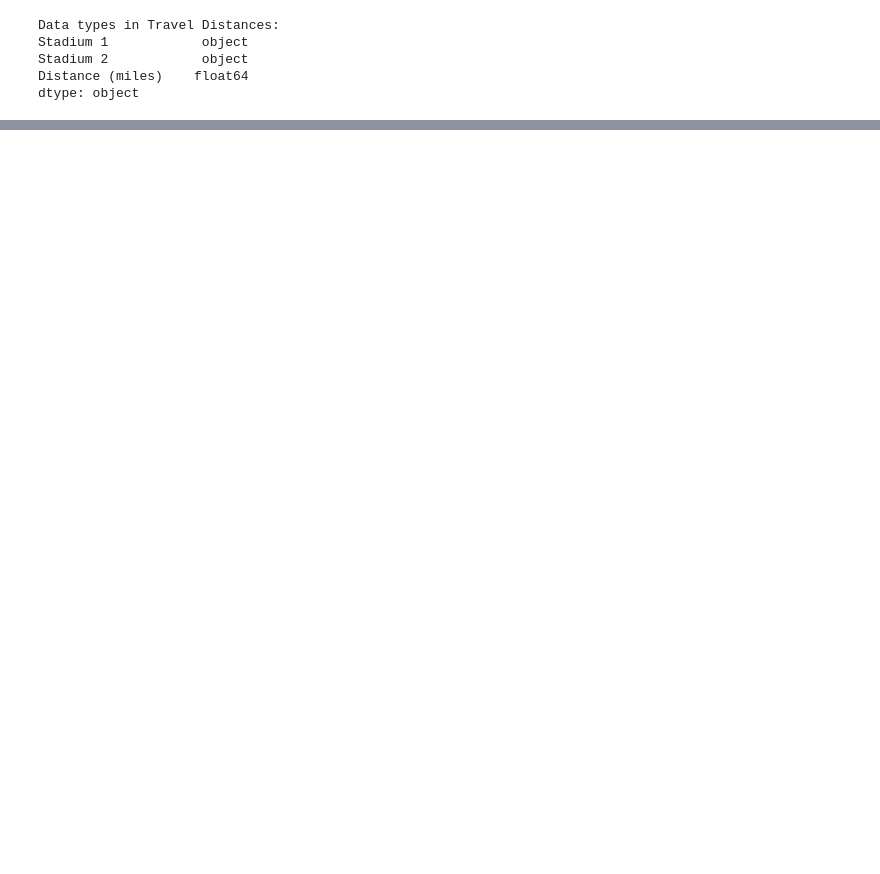
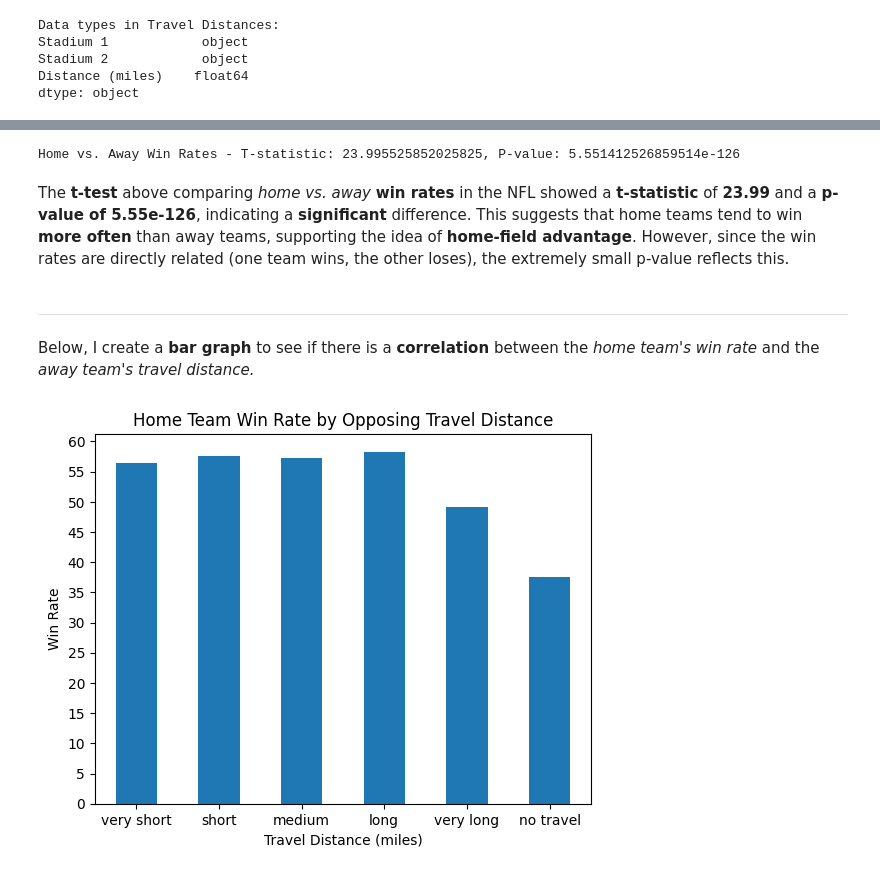
Before and after one commit to AlexDieterr/home-field-advantage, a Jupyter notebook: analysis.ipynb, the cells around one changed output, grey strips where cells are left out. Cells and saved outputs as stored; diff of their text form; code cells hidden in the pictures; blank space fills up the shorter version.

```diff
--- a/analysis.ipynb
+++ b/analysis.ipynb
@@ -846,0 +475,4 @@ plt.show()
+# %%
+win_rate_by_distance = merged_game_data.groupby('travel_distance_bin')['home_team_won'].mean()
+win_rate_by_distance = (win_rate_by_distance * 100).round(1)
+win_rate_by_distance.head(6)
@@ -846,0 +535,30 @@ plt.show()
+# %%
+merged_game_data['away_team_won'] = 1 - merged_game_data['home_team_won']
+
+home_win_rates = merged_game_data['home_team_won']
+away_win_rates = merged_game_data['away_team_won']
+
+t_stat, p_value = stats.ttest_ind(home_win_rates, away_win_rates, nan_policy='omit')
+
+print(f"Home vs. Away Win Rates - T-statistic: {t_stat}, P-value: {p_value}")
+# %% [output]
+Home vs. Away Win Rates - T-statistic: 23.995525852025825, P-value: 5.551412526859514e-126
+# %% [markdown]
+The **t-test** above comparing _home vs. away_ **win rates** in the NFL showed a **t-statistic** of **23.99** and a **p-value of 5.55e-126**, indicating a **significant** difference. This suggests that home teams tend to win **more often** than away teams, supporting the idea of **home-field advantage**. However, since the win rates are directly related (one team wins, the other loses), the extremely small p-value reflects this.
+# %% [markdown]
+_________________________________________________________________________________________________________________________________________
+# %% [markdown]
+Below, I create a **bar graph** to see if there is a **correlation** between the _home team's win rate_ and the _away team's travel distance._
+# %%
+win_rate_by_distance.plot(kind='bar')
+plt.title('Home Team Win Rate by Opposing Travel Distance')
+plt.xlabel('Travel Distance (miles)')
+plt.ylabel('Win Rate')
+
+plt.yticks(range(0, int(win_rate_by_distance.max()) + 5, 5))
+
+plt.xticks(rotation=0)
+
+plt.show()
+# %% [output]
+[figure, added]
```
Also changed, not shown: parts of 194 cells of this notebook.
